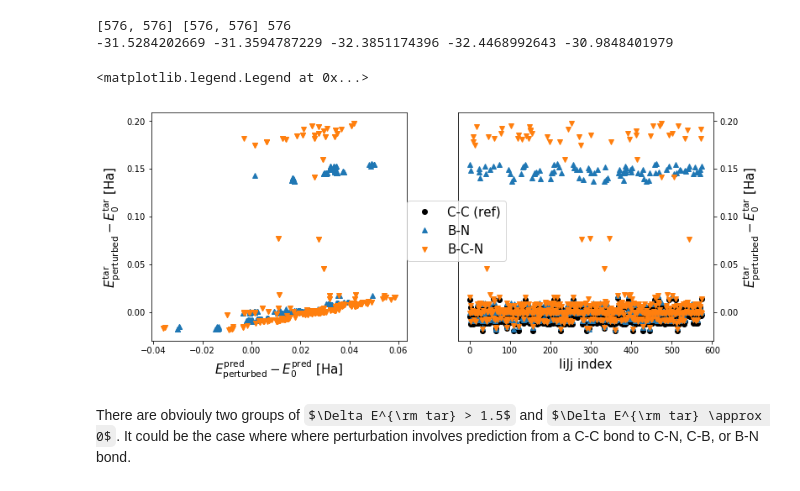
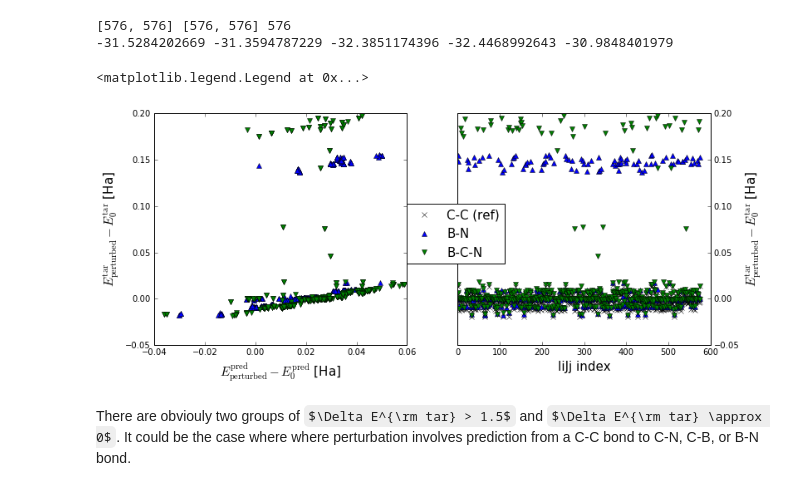
Before and after one commit to SamKChang/phononic_Tc_20170712, a Jupyter notebook: 01_finiteDifferenceTest/structure_test.ipynb, the cells around one changed output. Saved outputs shown, nothing was run; the diff lists cells and outputs as text; code cells hidden in the pictures; some formulas as TeX source.

```diff
--- a/01_finiteDifferenceTest/structure_test.ipynb
+++ b/01_finiteDifferenceTest/structure_test.ipynb
@@ -26,8 +26,12 @@ Therefore it is crucial to examine the predictive error of each Hessian matrix e
 # https://github.com/SamKChang/qctoolkit
 import qctoolkit as qtk
 import numpy as np
+import matplotlib as mtp
 from matplotlib import pyplot as plt
 from datetime import datetime
+import copy
+
+plt.style.use('classic')
 
 %matplotlib inline
 # %% [markdown]
@@ -353,25 +360,25 @@ dE_BN2_tar = E_BN2_tar - base_BN2_tar.Et
 # %%
 fig, [ax1, ax2] = plt.subplots(1, 2, figsize=(12,5), sharey=True)
 #fig = plt.figure(figsize=(8, 3))
 #ax1 = fig.add_subplot(211)
 ax1.plot(dE_BN1_prd, dE_BN1_tar, ls='', marker='^', label='B-N')
 ax1.plot(dE_BN2_prd, dE_BN2_tar, ls='', marker='v', label='B-C-N')
 #ax1.legend(loc=2)
 ax1.set_xlabel(r'$E_{\rm perturbed}^{\rm pred} - E_0^{\rm pred}$ [Ha]', fontsize=15)
 ax1.set_ylabel(r'$E_{\rm perturbed}^{\rm tar} - E_0^{\rm tar}$ [Ha]', fontsize=15)
 
 #ax2 = fig.add_subplot(221)
-ax2.plot(dE_ref, ls='', marker='o', color='k', label='C-C (ref)')
+ax2.plot(dE_ref, ls='', marker='x', color='k', label='C-C (ref)')
 ax2.plot(dE_BN1_tar, ls='', marker='^', label='B-N')
 ax2.plot(dE_BN2_tar, ls='', marker='v', label='B-C-N')
 ax2.set_ylabel(r'$E_{\rm perturbed}^{\rm tar} - E_0^{\rm tar}$ [Ha]', fontsize=15)
 ax2.set_xlabel('IiJj index', fontsize=15)
 ax2.yaxis.tick_right()
 ax2.yaxis.set_label_position("right")
-ax2.legend(loc=(-0.2, 0.35), fontsize=15)
+ax2.legend(loc=(-0.2, 0.35), fontsize=15, numpoints=1)
 # %% [output]
 <matplotlib.legend.Legend at 0x...>
-[figure, old version]
+[figure, new version]
 # %% [markdown]
 There are obviouly two groups of $\Delta E^{\rm tar} > 1.5$ and $\Delta E^{\rm tar} \approx 0$. It could be the case where where perturbation involves prediction from a C-C bond to C-N, C-B, or B-N bond.
 # %% [markdown]
```
Also changed, not shown: parts of 16 cells of this notebook, 3 other files.
